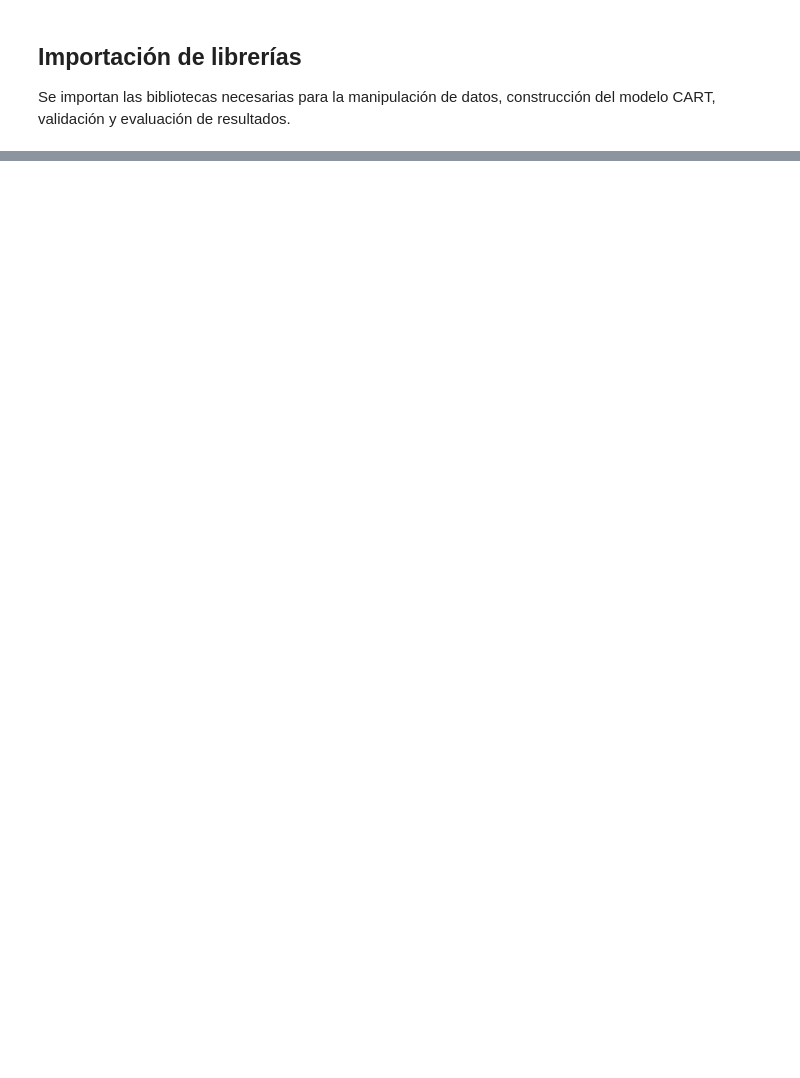
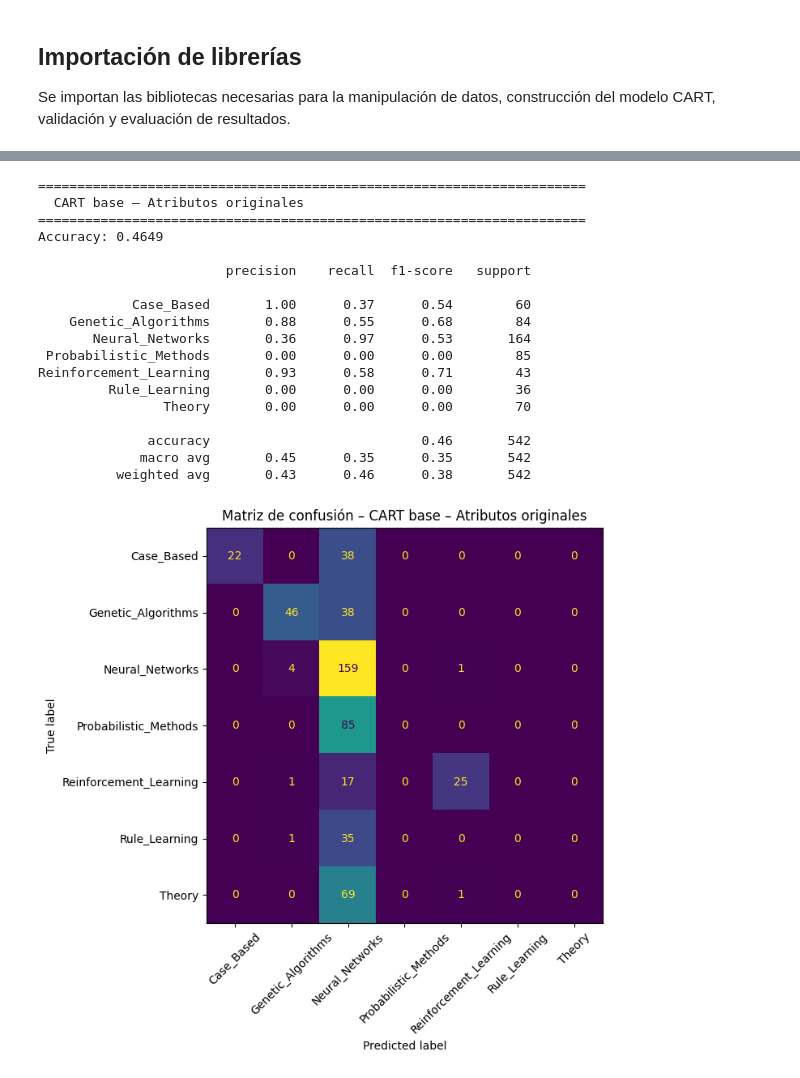
Before and after one commit to enriquepc004/ia-aprendizaje-relacional, a Jupyter notebook: notebooks/04_cart.ipynb, the cells around one changed output, grey strips where cells are left out. Cells and saved outputs as stored; diff of their text form; code cells hidden in the pictures; blank space fills up the shorter version.

Commit message:
modelo CART terminado para los 3 conjuntos de datos

```diff
--- a/notebooks/04_cart.ipynb
+++ b/notebooks/04_cart.ipynb
@@ -448,0 +54,5 @@ Para interpretar el comportamiento del modelo, se muestra el árbol de decisión
+# %%
+contenido = pd.read_csv("../data/processed/cora_content_procesado.csv")
+metricas  = pd.read_csv("../data/processed/cora_metricas_relacionales.csv")
+
+contenido.head()
@@ -448,0 +146,3 @@ Para interpretar el comportamiento del modelo, se muestra el árbol de decisión
+# %%
+X_palabras = datos_modelo[columnas_palabras]
+print("Tamaño de X_palabras:", X_palabras.shape)
@@ -448,0 +277,25 @@ Para interpretar el comportamiento del modelo, se muestra el árbol de decisión
+# %%
+def evaluar_modelo(nombre, modelo, X_test, y_test, guardar_cm=None):
+    """Evalúa un modelo entrenado e imprime métricas detalladas."""
+    y_pred = modelo.predict(X_test)
+    acc    = accuracy_score(y_test, y_pred)
+
+    print("=" * 70)
+    print(f"  {nombre}")
+    print("=" * 70)
+    print(f"Accuracy: {acc:.4f}")
+    print()
+    print(classification_report(y_test, y_pred, zero_division=0))
+
+    cm   = confusion_matrix(y_test, y_pred, labels=modelo.classes_)
+    disp = ConfusionMatrixDisplay(confusion_matrix=cm,
+                                  display_labels=modelo.classes_)
+    fig, ax = plt.subplots(figsize=(9, 7))
+    disp.plot(ax=ax, xticks_rotation=45, colorbar=False)
+    ax.set_title(f"Matriz de confusión – {nombre}")
+    plt.tight_layout()
+    if guardar_cm:
+        plt.savefig(guardar_cm)
+    plt.show()
+
+    return y_pred, acc
@@ -448,0 +308,31 @@ Para interpretar el comportamiento del modelo, se muestra el árbol de decisión
+# %%
+cart_palabras_base = DecisionTreeClassifier(max_depth=4, random_state=357823)
+cart_palabras_base.fit(X_train_palabras, y_train)
+
+y_pred_palabras_base, acc_palabras_base = evaluar_modelo(
+    "CART base – Atributos originales",
+    cart_palabras_base,
+    X_test_palabras,
+    y_test,
+    guardar_cm="../reports/cm_cart_palabras_base.png"
+)
+# %% [output]
+======================================================================
+  CART base – Atributos originales
+======================================================================
+Accuracy: 0.4649
+
+                        precision    recall  f1-score   support
+
+            Case_Based       1.00      0.37      0.54        60
+    Genetic_Algorithms       0.88      0.55      0.68        84
+       Neural_Networks       0.36      0.97      0.53       164
+ Probabilistic_Methods       0.00      0.00      0.00        85
+Reinforcement_Learning       0.93      0.58      0.71        43
+         Rule_Learning       0.00      0.00      0.00        36
+                Theory       0.00      0.00      0.00        70
+
+              accuracy                           0.46       542
+             macro avg       0.45      0.35      0.35       542
+          weighted avg       0.43      0.46      0.38       542
+[figure, added]
```
Also changed, not shown: parts of 101 cells of this notebook, 16 other files.
